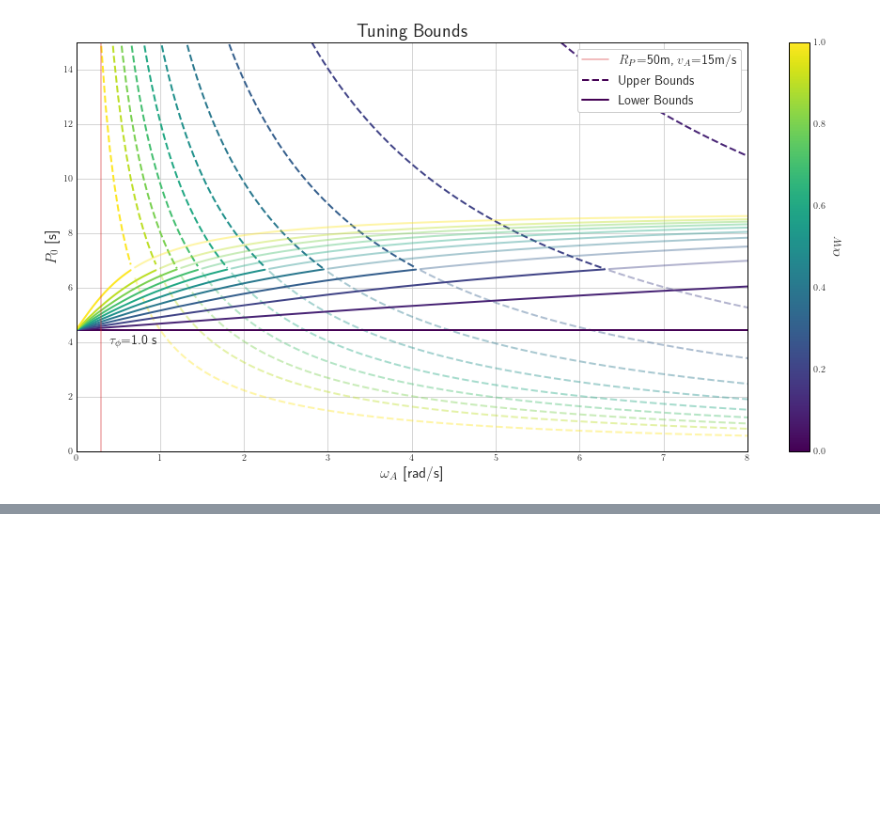
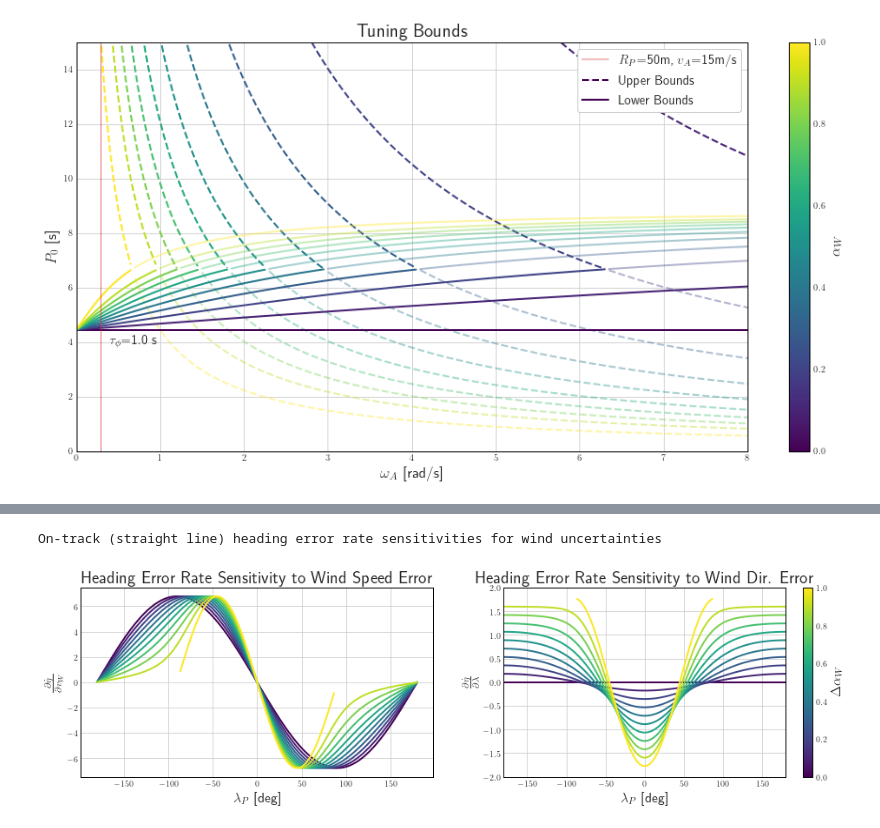
Before and after one commit to tstastny/windy_guidance_stability_analysis, a Jupyter notebook: Stability Analysis of Wind-Aware Guidance for Fixed-Wing UAVs.ipynb, the cells around one changed output, grey strips where cells are left out. Cells and saved outputs as stored; diff of their text form; code cells hidden in the pictures; blank space fills up the shorter version.

```diff
--- a/Stability Analysis of Wind-Aware Guidance for Fixed-Wing UAVs.ipynb
+++ b/Stability Analysis of Wind-Aware Guidance for Fixed-Wing UAVs.ipynb
@@ -1038,0 +1062,36 @@ plt.show()
+# %%
+cmap = plt.cm.get_cmap('viridis', len_dvW)
+
+fig = plt.figure(figsize=(16,4))
+spec = gridspec.GridSpec(ncols=2, nrows=1, figure=fig)
+
+ax1 = fig.add_subplot(spec[:, 0])
+ax2 = fig.add_subplot(spec[:, 1])
+
+ax1.set_title(r'Heading Error Rate Sensitivity to Wind Speed Error')
+ax1.set_xlabel(r'${\lambda_P}$ [deg]')
+ax1.set_ylabel(r'$\frac{\partial\dot{\eta}}{\partial v_W}$')
+for i in range(len_alpW):
+    ax1.plot(np.rad2deg(lP_data), np.rad2deg(dndot_dvW_data[i,:]), linewidth=plot_lw, color=cmap(i))
+
+ax2.set_title(r'Heading Error Rate Sensitivity to Wind Dir. Error')
+ax2.set_xlabel(r'${\lambda_P}$ [deg]')
+ax2.set_ylabel(r'$\frac{\partial\dot{\eta}}{\partial \lambda}$')
+for i in range(len_alpW):
+    ax2.plot(np.rad2deg(lP_data), dndot_dl_data[i,:], linewidth=plot_lw, color=cmap(i))
+ax2.set_xlim(np.rad2deg([lP_data[0], lP_data[-1]]))
+ax2.set_ylim([-2, 2])
+
+# plot dummy data to have stand alone colorbar
+dummy_array = np.array([[0,1]])
+dummy_plot = ax2.imshow(dummy_array, cmap='viridis')
+dummy_plot.set_visible(False)
+fig.colorbar(dummy_plot, ax=ax2, label=r'$\Delta \alpha_W$')
+
+print('On-track (straight line) heading error rate sensitivities for wind uncertainties')
+ax2.set_aspect('auto')
+
+plt.show()
+# %% [output]
+On-track (straight line) heading error rate sensitivities for wind uncertainties
+[figure, added]
```
Also changed, not shown: parts of 5 cells of this notebook.
